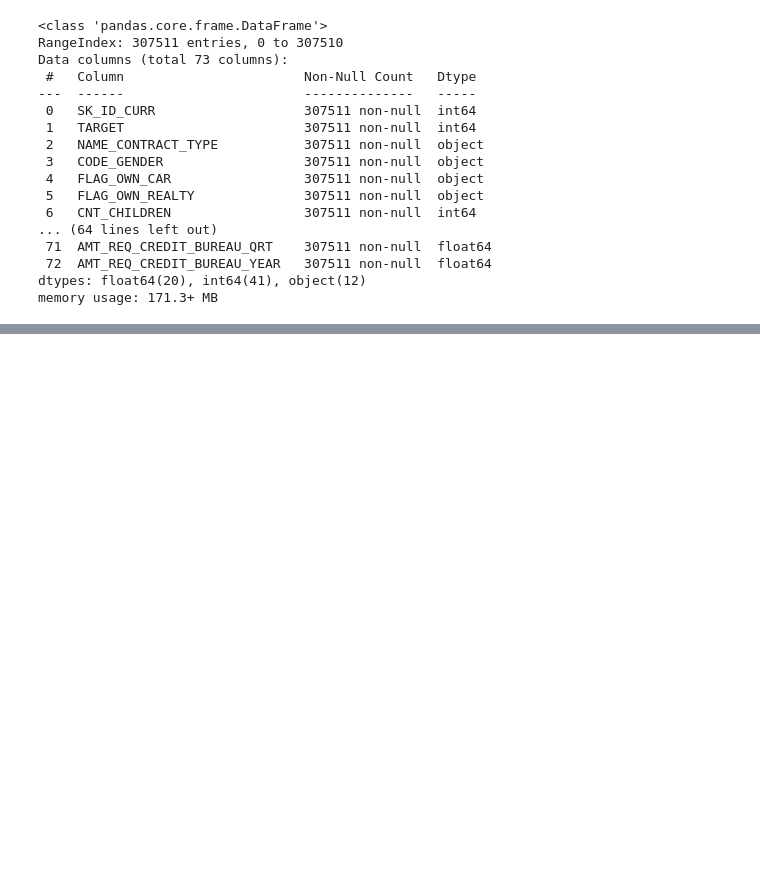
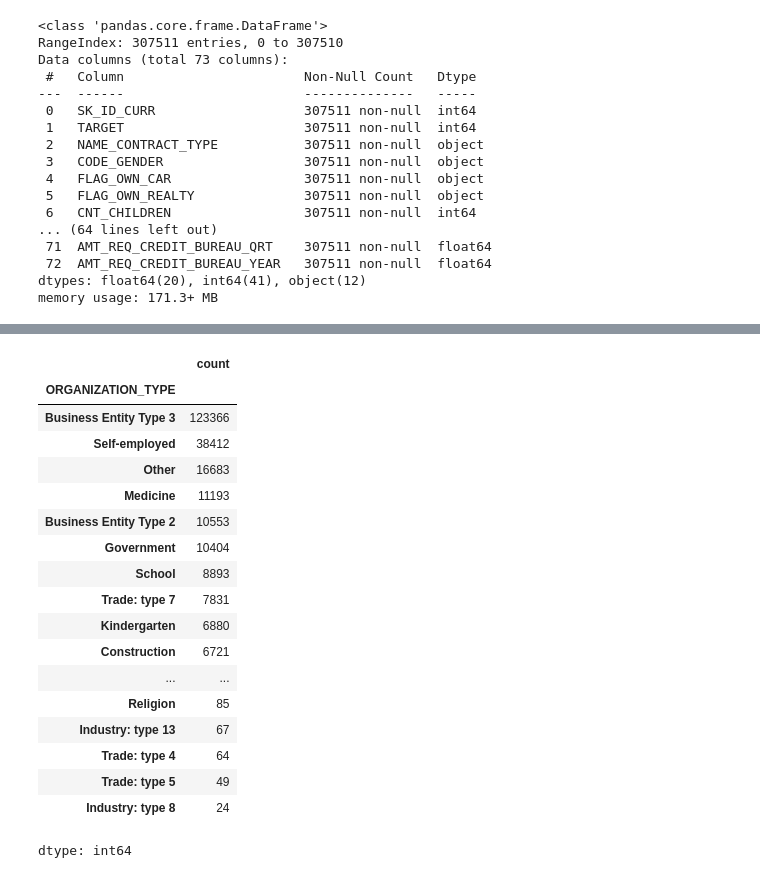
Before and after one commit to PunamBhatia/LogicMojo-AI-ML-April26-Punam, a Jupyter notebook: EDA Assignment - Logic Mojo/Credit_EDA_assignment_solution.ipynb, the cells around one changed output, grey strips where cells are left out. Cells and saved outputs as stored; diff of their text form; code cells hidden in the pictures; blank space fills up the shorter version.

```diff
--- a/EDA Assignment - Logic Mojo/Credit_EDA_assignment_solution.ipynb
+++ b/EDA Assignment - Logic Mojo/Credit_EDA_assignment_solution.ipynb
@@ -262,0 +307,24 @@ dtype: int64
+# %%
+df.ORGANIZATION_TYPE.value_counts()
+df.ORGANIZATION_TYPE.fillna('Business Entity Type 3', inplace=True)
+df.ORGANIZATION_TYPE.value_counts()
+# %% [output]
+|  | count |
+| ORGANIZATION_TYPE |  |
+| Business Entity Type 3 | 123366 |
+| Self-employed | 38412 |
+| Other | 16683 |
+| Medicine | 11193 |
+| Business Entity Type 2 | 10553 |
+| Government | 10404 |
+| School | 8893 |
+| Trade: type 7 | 7831 |
+| Kindergarten | 6880 |
+| Construction | 6721 |
+| ... | ... |
+| Religion | 85 |
+| Industry: type 13 | 67 |
+| Trade: type 4 | 64 |
+| Trade: type 5 | 49 |
+| Industry: type 8 | 24 |
+dtype: int64
```
Also changed, not shown: parts of 6 cells of this notebook.
